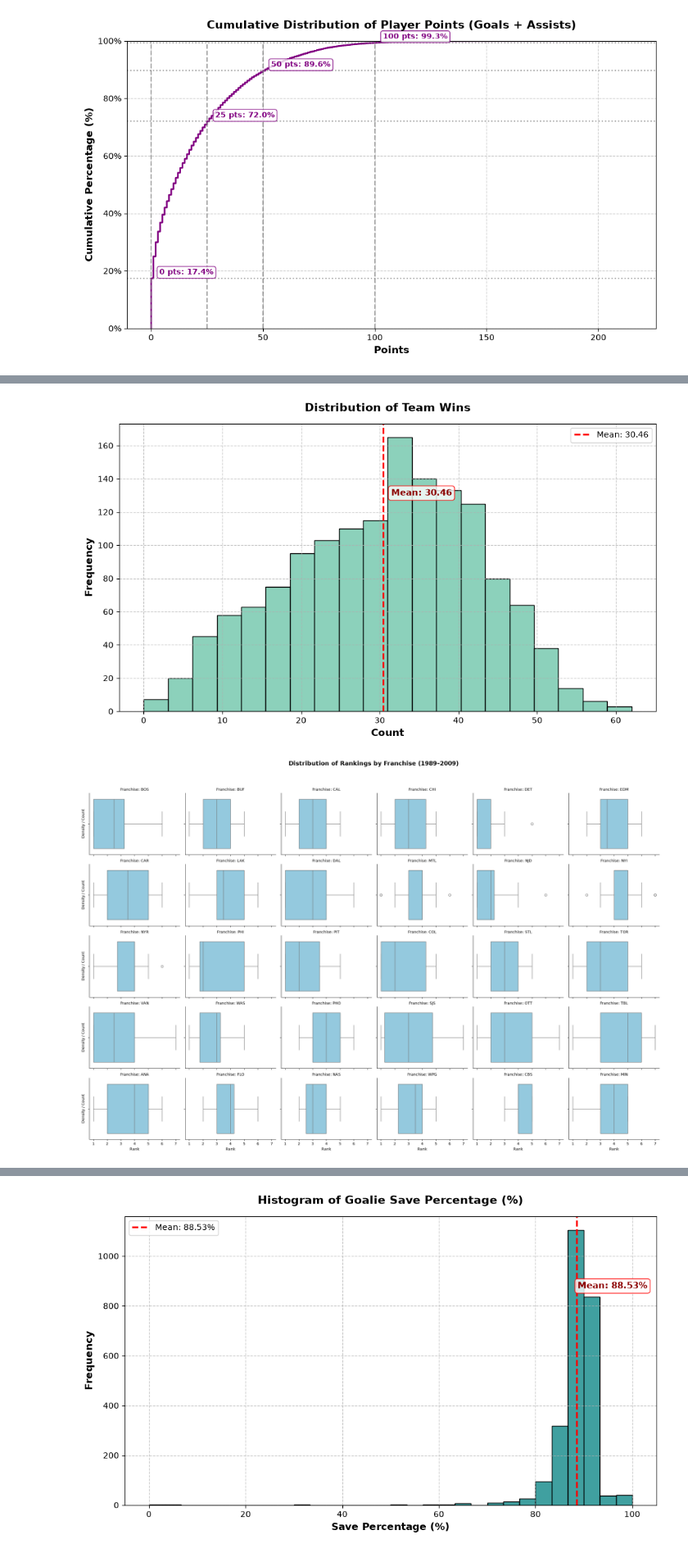
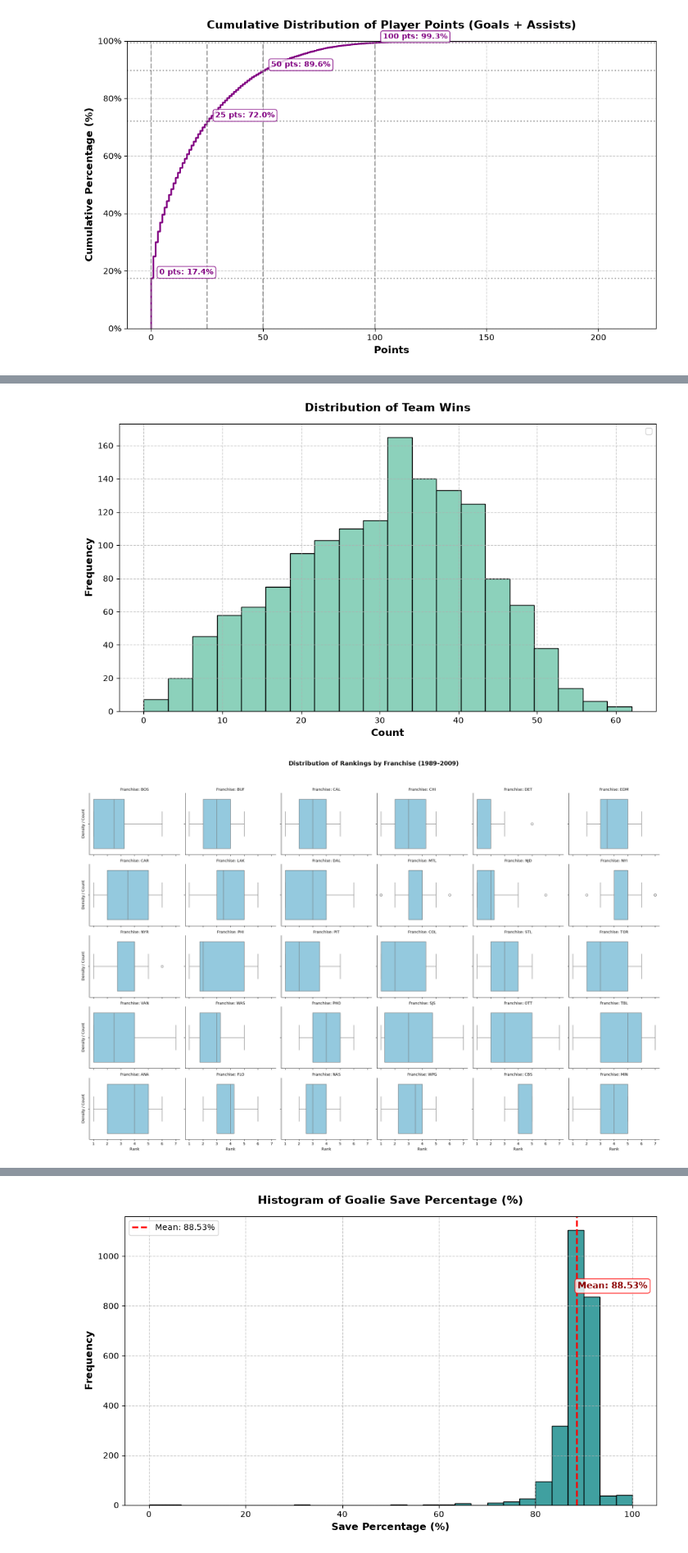
Before and after one commit to tmvmonteiro/AC-Project, a Jupyter notebook: exploration.ipynb, the cells around one changed output, grey strips where cells are left out. Shown at 82% size. Cells and saved outputs as stored; diff of their text form; code cells hidden in the pictures.

```diff
--- a/exploration.ipynb
+++ b/exploration.ipynb
@@ -378,7 +400,6 @@ df_teams = datasets['Teams']
 # Team Wins
 
 wins_clean = df_teams['W'].dropna()
-mean_val = wins_clean.mean()
 
 df_melted_w = df_teams[['W']].melt(var_name='Metric', value_name='Count')
 
@@ -394,24 +415,6 @@ sns.histplot(
     palette='Set2',
     edgecolor='black',
     ax=ax
-)
-
-ax.axvline(
-    mean_val,
-    color='red',
-    linestyle='--',
-    linewidth=2,
-    label=f'Mean: {mean_val:.2f}'
-)
-
-ax.text(
-    mean_val + 1,
-    ax.get_ylim()[1] * 0.75,
-    f'Mean: {mean_val:.2f}',
-    color='darkred',
-    fontweight='bold',
-    fontsize=11,
-    bbox=dict(boxstyle='round,pad=0.3', facecolor='white', edgecolor='red', alpha=0.8)
 )
 
 plt.title('Distribution of Team Wins', fontsize=14, fontweight='bold', pad=15)
@@ -432,34 +435,34 @@ df_filtered = df_teams[
 ].dropna(subset=['rank'])
 
 top_franchises = df_filtered['franchID'].value_counts().index
 df_subset = df_filtered[df_filtered['franchID'].isin(top_franchises)]
 
 g = sns.FacetGrid(
     df_subset,
     col='franchID',
     col_wrap=6,
     height=3,
     aspect=1.2,
     sharex=True,
     sharey=True
 )
 
 g.map_dataframe(
     sns.boxplot,
     x='rank',
     color='skyblue',
     showfliers=True
 )
 
 g.set_axis_labels('Rank', 'Density / Count')
 g.set_titles(col_template='Franchise: {col_name}')
 
 plt.subplots_adjust(top=0.9)
 g.fig.suptitle('Distribution of Rankings by Franchise (1989–2009)', fontsize=16, fontweight='bold')
 
 plt.show()
 # %% [output]
-[figure, old version]
+[figure, new version]
 [figure]
 # %% [markdown]
 # Teams Conclusions
```
Also changed, not shown: parts of 8 cells of this notebook, 12 other files.
